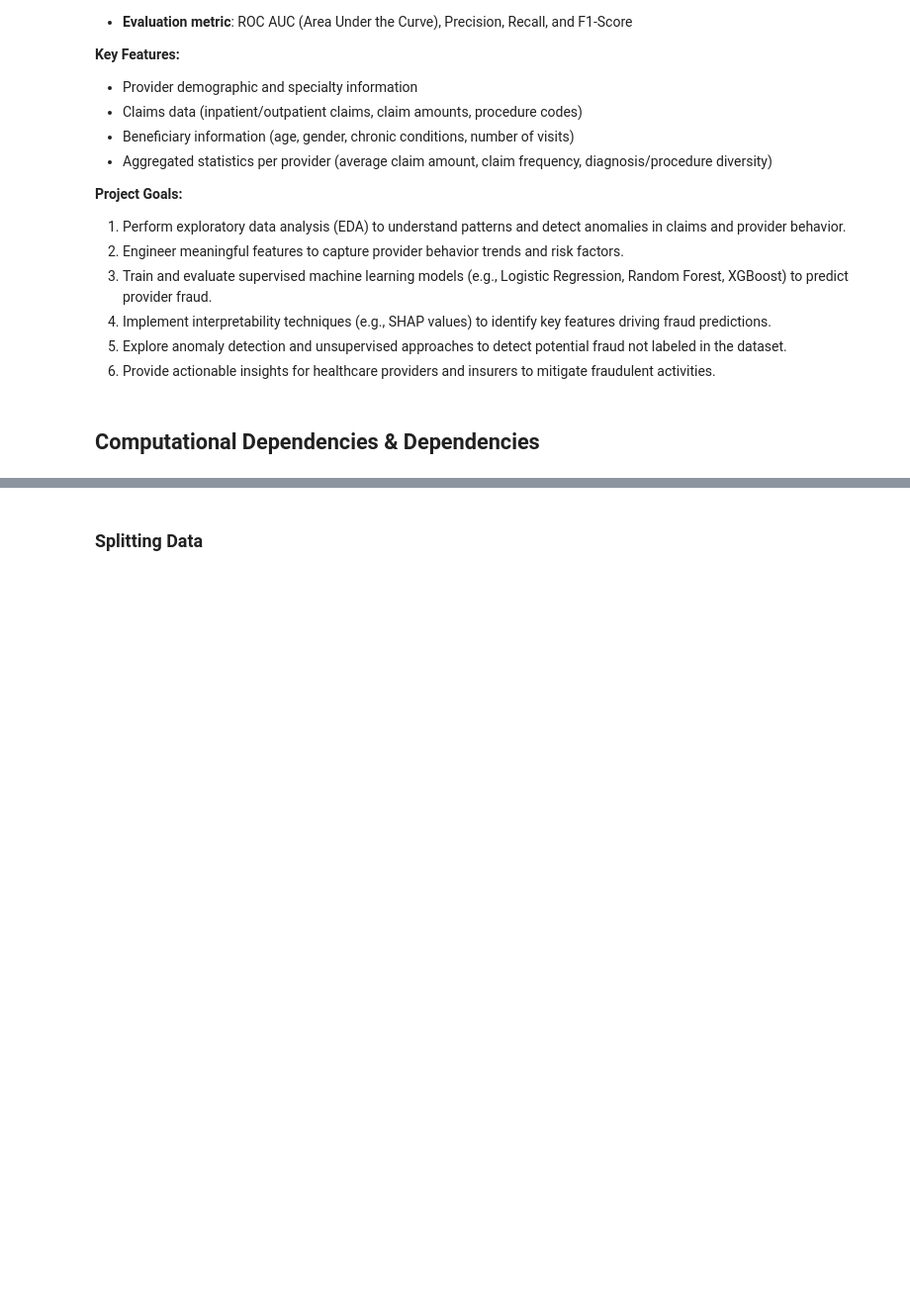
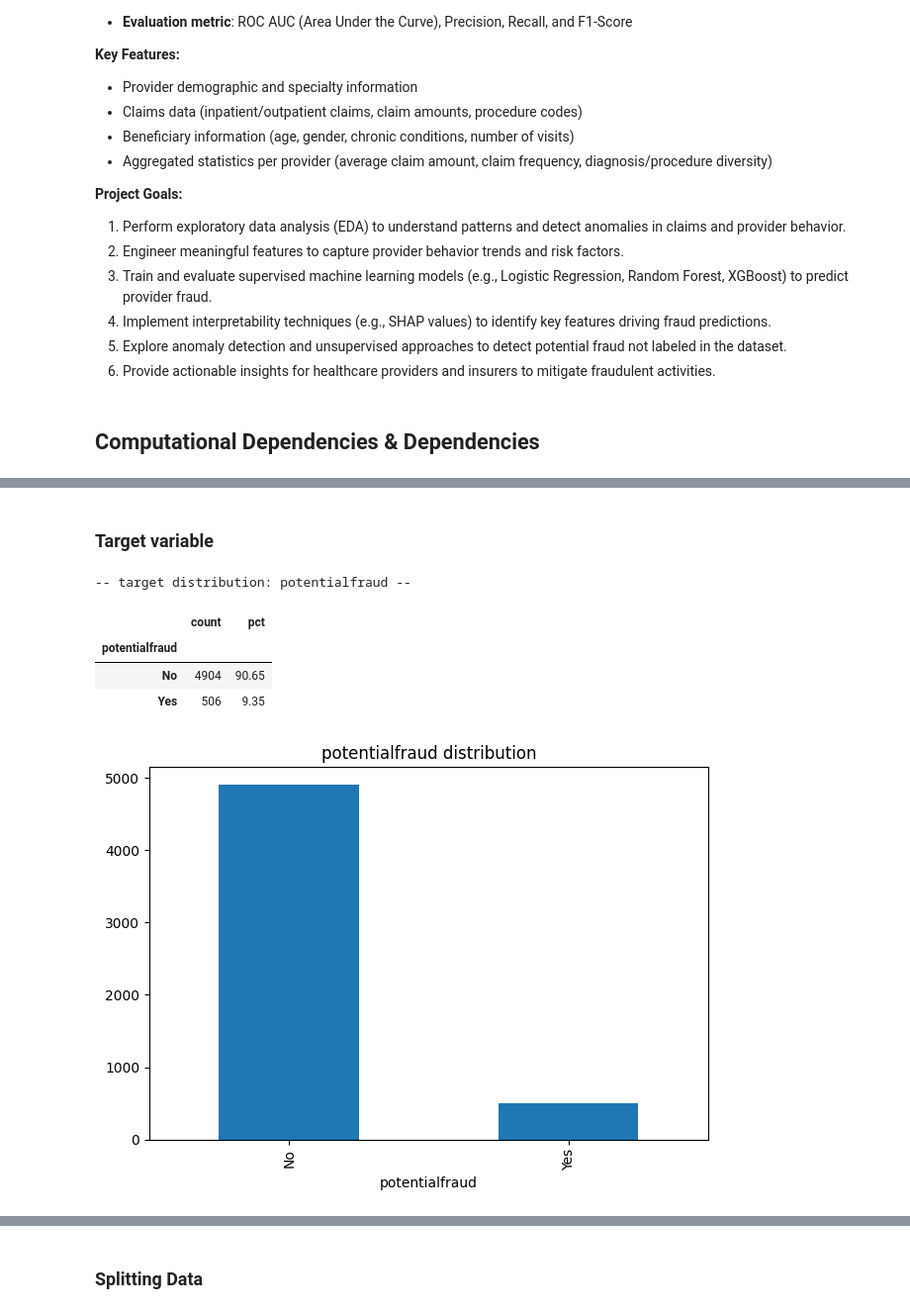
Before and after one commit to clarequek/insurance-fraud-machine-learning-model, a Jupyter notebook: Group_10_Notebook.ipynb, the cells around one changed output, grey strips where cells are left out. Shown at 99% size. Saved outputs shown, nothing was run; the diff lists cells and outputs as text; code cells hidden in the pictures; blank space fills up the shorter version.

Commit message:
Cleaned data + made feature engineering use cleaned data + split data leakage-free + made baseline model use train-val split data

```diff
--- a/Group_10_Notebook.ipynb
+++ b/Group_10_Notebook.ipynb
@@ -186,17 +177,21 @@ for name, df in [("train", df_train), ("benef", df_bene), ("inpatient", df_inp),
 # %%
-print(inpatient_train.shape)
-print(outpatient_train.shape)
+def clean_dataframe(df, key_cols=None):
+    print(f"\n--- Cleaning {df} ---")
+    df = normalize_columns(df)
+    df = strip_strings(df)
+    df = parse_dates_in_df(df)
+    df = coerce_numeric(df)
+    df = deduplicate(df, key_cols)
+    print(df.shape)
+    return df
 
-# flag for inpatient vs outpatient
-inpatient_train['admitted'] = 1
-outpatient_train['admitted'] = 0
-# ensure both have same columns
-not_in_out = set(inpatient_train.columns) - set(outpatient_train.columns)
-print(set(inpatient_train.columns) - set(outpatient_train.columns))
+train_bene = clean_dataframe(train_beneficiary, ["beneid"])
+train_inp  = clean_dataframe(train_inpatient, ["claimid"])
+train_out  = clean_dataframe(train_outpatient, ["claimid"])
+train_lbl  = clean_dataframe(train_labels)
 
-for col in not_in_out:
-    outpatient_train[col] = pd.NA
-
-print(inpatient_train.shape)
-print(outpatient_train.shape)
+test_bene  = clean_dataframe(test_beneficiary, ["beneid"])
+test_inp   = clean_dataframe(test_inpatient, ["claimid"])
+test_out   = clean_dataframe(test_outpatient, ["claimid"])
+test_lbl   = clean_dataframe(test_labels)
 # %% [output]
@@ -266,0 +557,11 @@ test.to_csv("data/full_data_test.csv", index=False)
+# %% [markdown]
+### Target variable
+# %%
+target_report(train_lbl, target_col="potentialfraud")
+# %% [output]
+-- target distribution: potentialfraud --
+|  | count | pct |
+| potentialfraud |  |  |
+| No | 4904 | 90.65 |
+| Yes | 506 | 9.35 |
+[figure, added]
```
Also changed, not shown: parts of 29 cells of this notebook, 1 other file.
